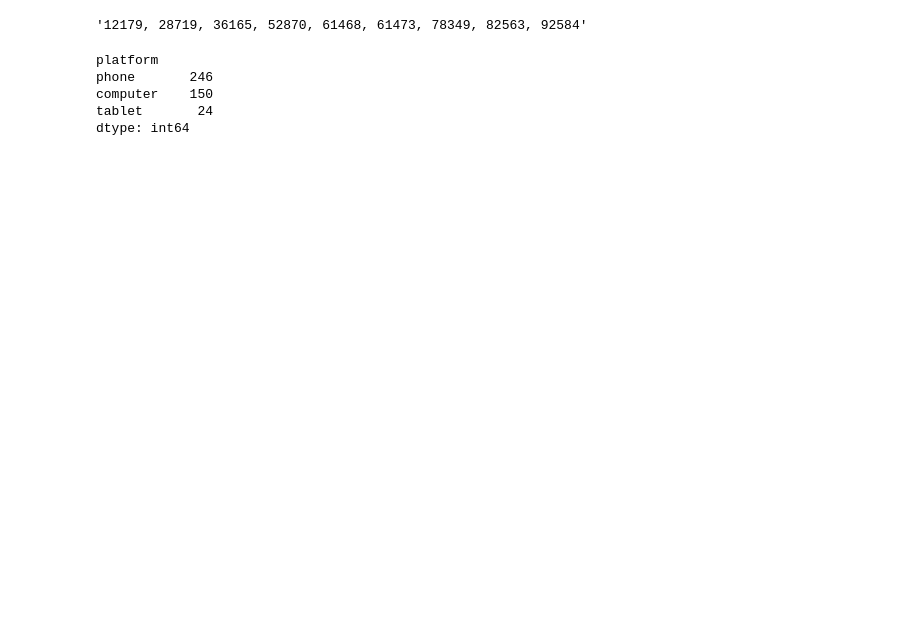
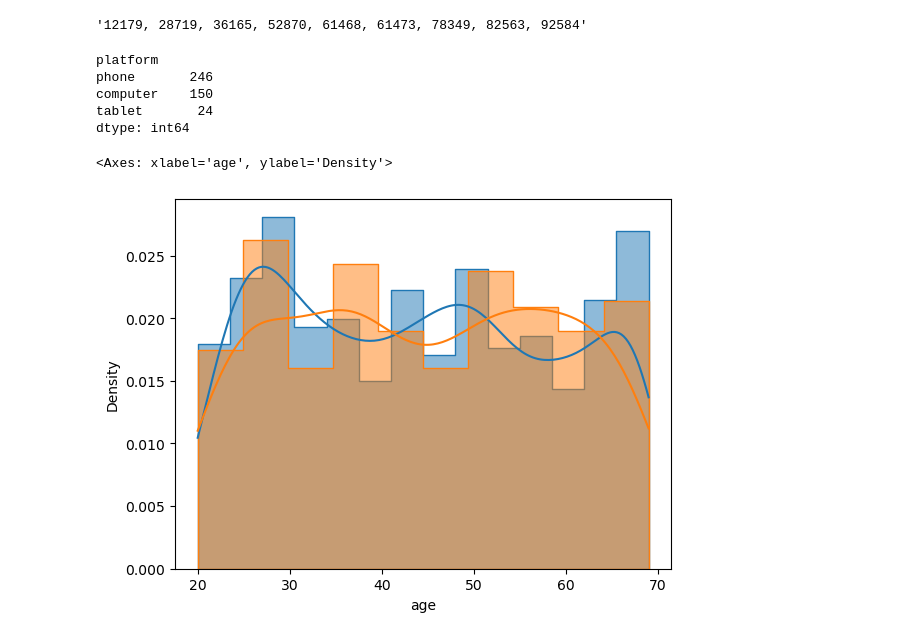
Before and after one commit to Dashutiki/Python_miniproject_2, a Jupyter notebook: Python_miniproject_2.ipynb, the cells around one changed output. Cells and saved outputs as stored; diff of their text form; code cells hidden in the pictures; blank space fills up the shorter version.

Commit message:
Added graphics

```diff
--- a/Python_miniproject_2.ipynb
+++ b/Python_miniproject_2.ipynb
@@ -28,4 +32,6 @@ success_platform = logs.query('success == True') \
                     .groupby('platform', as_index=False) \
                     .agg({'client': 'count'}) \
                     .rename(columns={'client': 'success_platform'})
+# %%
+data = logs.merge(user_data, how='inner', on='client')
 # %%
@@ -38,3 +45,11 @@ phone       246
 computer    150
 tablet       24
 dtype: int64
+# %%
+# Age distribution of clients depending on the type of client
+
+sns.histplot(data.query('premium==False').age, kde=True, stat="density", element='step')
+sns.histplot(data.query('premium==True').age, kde=True, stat="density", element='step')
+# %% [output]
+<Axes: xlabel='age', ylabel='Density'>
+[figure, added]
```
Also changed, not shown: parts of 11 cells of this notebook.
